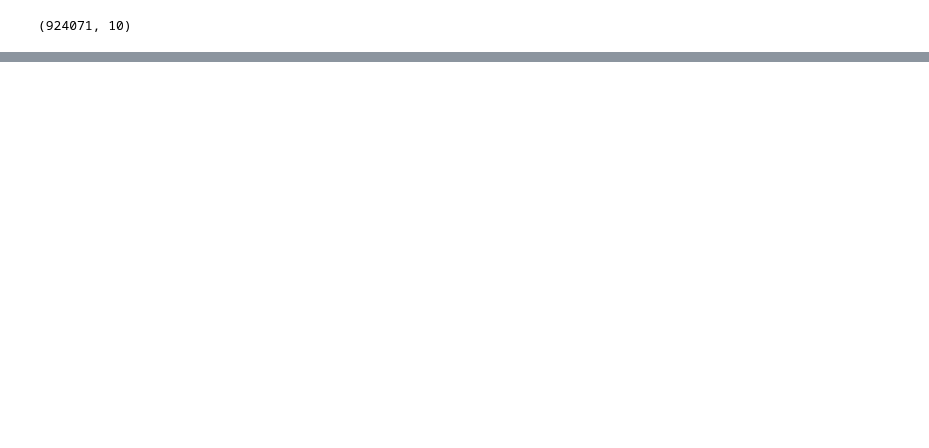
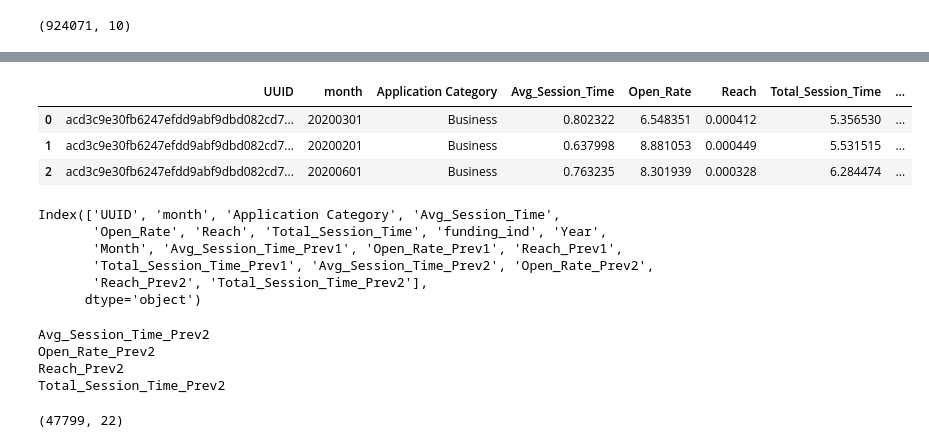
Before and after one commit to yagnik99/Funds-Prediction-for-a-Startup, a Jupyter notebook: Yagnik_Pandya_Capstone_Project_4_Startup_Funding_Prediction.ipynb, the cells around one changed output, grey strips where cells are left out. Drawn from its saved outputs; the diff is of its cells as text; code cells hidden in the pictures; blank space fills up the shorter version.

```diff
--- a/Yagnik_Pandya_Capstone_Project_4_Startup_Funding_Prediction.ipynb
+++ b/Yagnik_Pandya_Capstone_Project_4_Startup_Funding_Prediction.ipynb
@@ -585,0 +489,4 @@ n1_df
+# %%
+for i in numerical:
+  print(i)
+  cat_1_df = Previous_Data(i, cat_1_df)
@@ -585,0 +504,6 @@ n1_df
+# %%
+numerical = ['Avg_Session_Time_Prev1', 'Open_Rate_Prev1', 'Reach_Prev1', 'Total_Session_Time_Prev1']
+# %%
+for i in numerical:
+  print(i)
+  cat_1_df = Previous_Data(i, cat_1_df)
@@ -585,0 +529,9 @@ n1_df
+# %%
+cat_1_df.rename(columns={'Avg_Session_Time_Prev1_Prev1':'Avg_Session_Time_Prev2', 'Open_Rate_Prev1_Prev1':'Open_Rate_Prev2', 'Reach_Prev1_Prev1':'Reach_Prev2', 'Total_Session_Time_Prev1_Prev1':'Total_Session_Time_Prev2'}, inplace=True)
+# %%
+cat_1_df.head(3)
+# %% [output]
+|  | UUID | month | Application Category | Avg_Session_Time | Open_Rate | Reach | Total_Session_Time | ... |
+| 0 | acd3c9e30fb6247efdd9abf9dbd082cd7... | 20200301 | Business | 0.802322 | 6.548351 | 0.000412 | 5.356530 | ... |
+| 1 | acd3c9e30fb6247efdd9abf9dbd082cd7... | 20200201 | Business | 0.637998 | 8.881053 | 0.000449 | 5.531515 | ... |
+| 2 | acd3c9e30fb6247efdd9abf9dbd082cd7... | 20200601 | Business | 0.763235 | 8.301939 | 0.000328 | 6.284474 | ... |
@@ -585,0 +540,9 @@ n1_df
+# %%
+cat_1_df.columns
+# %% [output]
+Index(['UUID', 'month', 'Application Category', 'Avg_Session_Time',
+       'Open_Rate', 'Reach', 'Total_Session_Time', 'funding_ind', 'Year',
+       'Month', 'Avg_Session_Time_Prev1', 'Open_Rate_Prev1', 'Reach_Prev1',
+       'Total_Session_Time_Prev1', 'Avg_Session_Time_Prev2', 'Open_Rate_Prev2',
+       'Reach_Prev2', 'Total_Session_Time_Prev2'],
+      dtype='object')
@@ -585,0 +551,14 @@ n1_df
+# %%
+# Previos 3rd month data
+for i in numerical:
+  print(i)
+  cat_1_df = Previous_Data(i, cat_1_df)
+# %% [output]
+Avg_Session_Time_Prev2
+Open_Rate_Prev2
+Reach_Prev2
+Total_Session_Time_Prev2
+# %%
+cat_1_df.shape
+# %% [output]
+(47799, 22)
```
Also changed, not shown: parts of 111 cells of this notebook.
